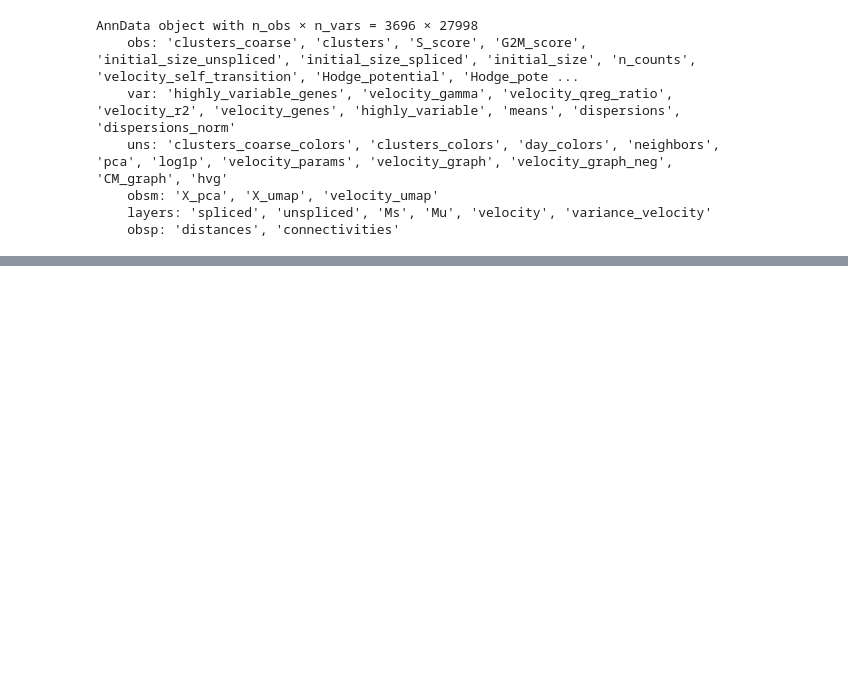
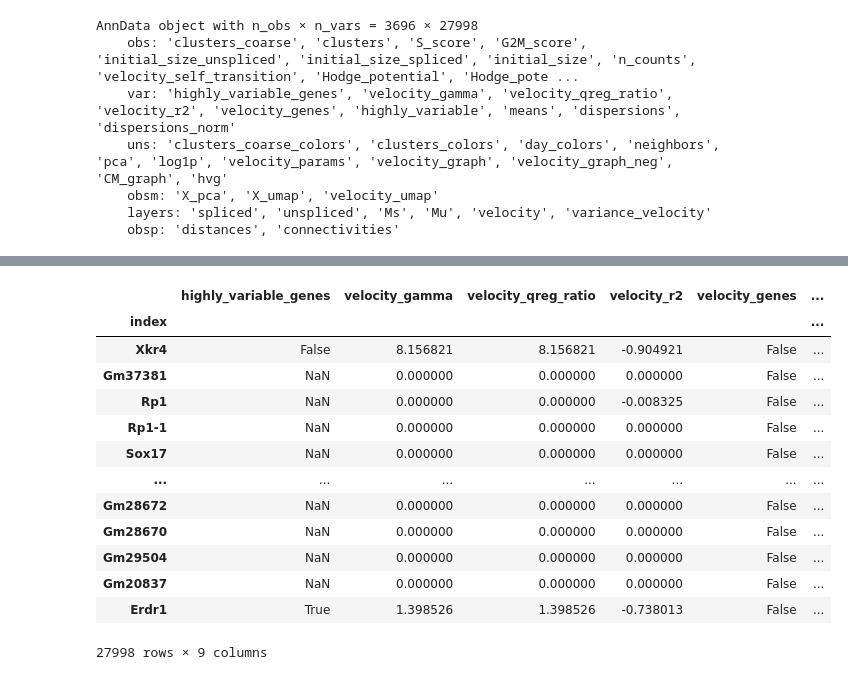
Before and after one commit to yusuke-imoto-lab/CellMap, a Jupyter notebook: tutorial/CellMap_tutorial_pancreas.ipynb, the cells around one changed output, grey strips where cells are left out. Cells and saved outputs as stored; diff of their text form; code cells hidden in the pictures; blank space fills up the shorter version.

```diff
--- a/tutorial/CellMap_tutorial_pancreas.ipynb
+++ b/tutorial/CellMap_tutorial_pancreas.ipynb
@@ -146,0 +158,17 @@ for alpha in alpha_set:
+# %%
+adata.var
+# %% [output]
+|  | highly_variable_genes | velocity_gamma | velocity_qreg_ratio | velocity_r2 | velocity_genes | ... |
+| index |  |  |  |  |  | ... |
+| Xkr4 | False | 8.156821 | 8.156821 | -0.904921 | False | ... |
+| Gm37381 | NaN | 0.000000 | 0.000000 | 0.000000 | False | ... |
+| Rp1 | NaN | 0.000000 | 0.000000 | -0.008325 | False | ... |
+| Rp1-1 | NaN | 0.000000 | 0.000000 | 0.000000 | False | ... |
+| Sox17 | NaN | 0.000000 | 0.000000 | 0.000000 | False | ... |
+| ... | ... | ... | ... | ... | ... | ... |
+| Gm28672 | NaN | 0.000000 | 0.000000 | 0.000000 | False | ... |
+| Gm28670 | NaN | 0.000000 | 0.000000 | 0.000000 | False | ... |
+| Gm29504 | NaN | 0.000000 | 0.000000 | 0.000000 | False | ... |
+| Gm20837 | NaN | 0.000000 | 0.000000 | 0.000000 | False | ... |
+| Erdr1 | True | 1.398526 | 1.398526 | -0.738013 | False | ... |
+27998 rows × 9 columns
```
Also changed, not shown: parts of 15 cells of this notebook, 3 other files.
